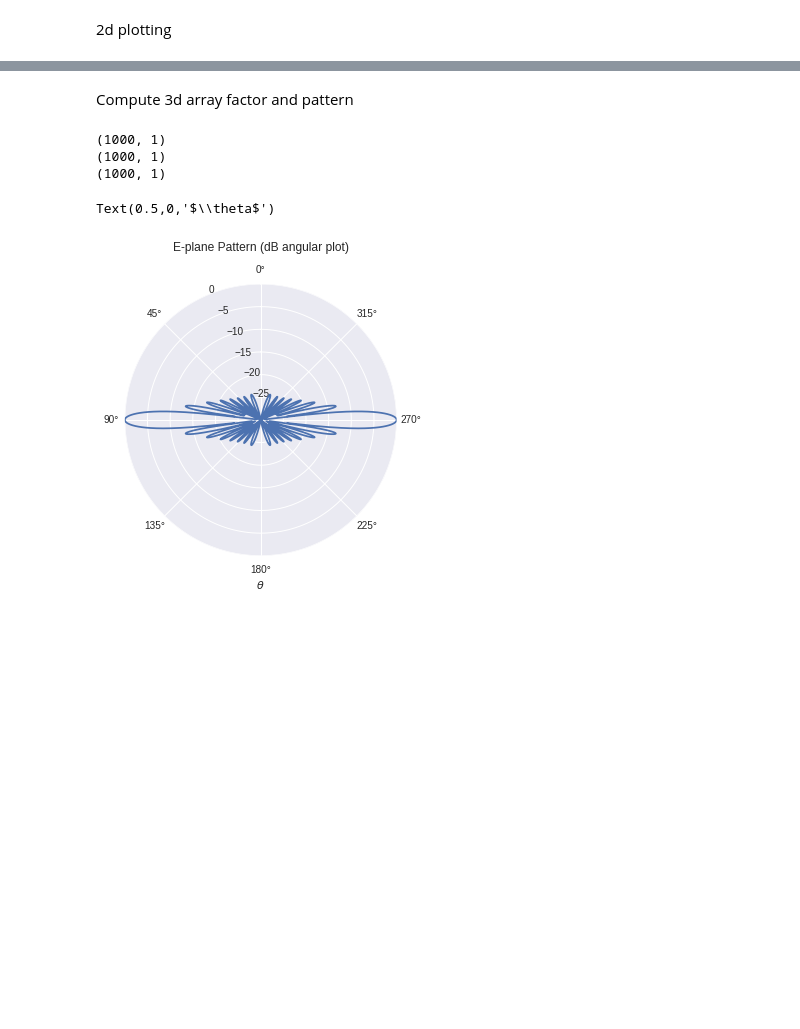
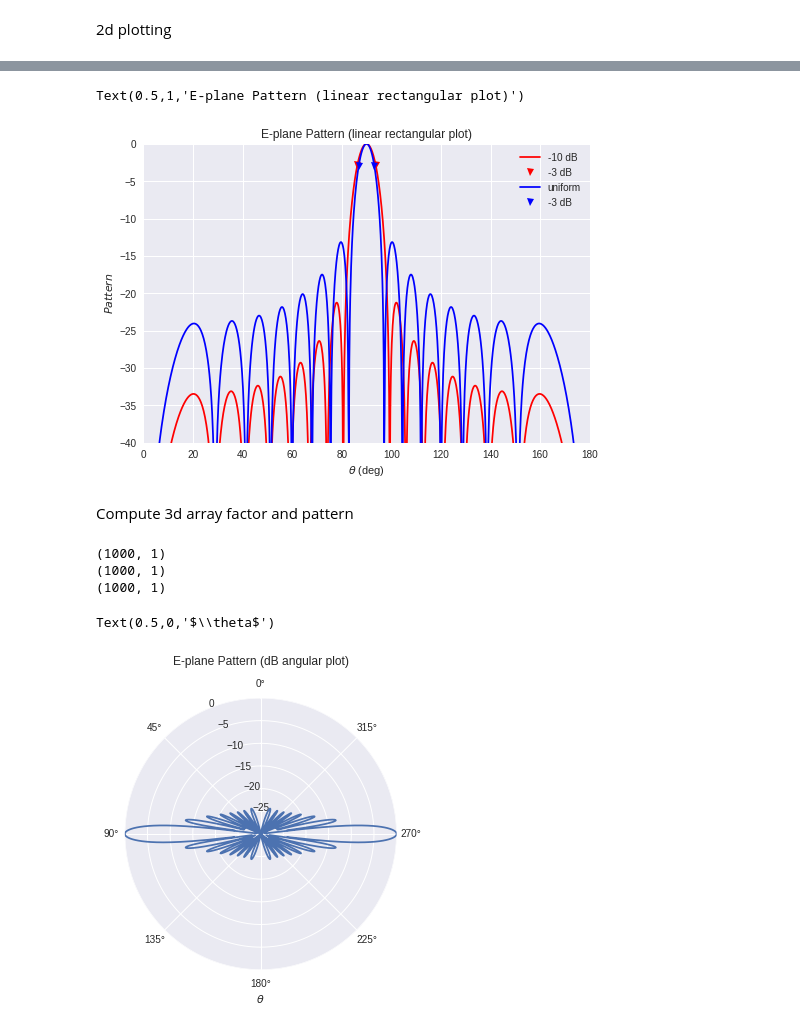
Before and after one commit to Zhaoxin-Hu/ECE222A, a Jupyter notebook: Homework 3.ipynb, the cells around one changed output, grey strips where cells are left out. Cells and saved outputs as stored; diff of their text form; code cells hidden in the pictures; blank space fills up the shorter version.

```diff
--- a/Homework 3.ipynb
+++ b/Homework 3.ipynb
@@ -49,0 +57,17 @@ Pz_dB = 20*np.log10(Pz_n)
+# %%
+ind1_uni, ind2_uni = np.where(AFz_uni_dB>-3)[0][0], np.where(AFz_uni_dB>-3)[0][-1]
+HPBW_uni = (theta[ind2_uni] - theta[ind1_uni])/np.pi*180 # degrees
+print('E-plane HPBW (uniform) = ', round(HPBW_uni,2))
+
+ind1_atten, ind2_atten = np.where(AFz_atten_dB>-3)[0][0], np.where(AFz_atten_dB>-3)[0][-1]
+HPBW_atten = (theta[ind2_atten] - theta[ind1_atten])/np.pi*180 # degrees
+print('E-plane HPBW (',atten_dB, 'dB) = ', round(HPBW_atten,2))
+
+broaden_factor = HPBW_atten/HPBW_uni
+print('HPBW broadening factor = ', round(broaden_factor,2))
+
+min_ind_uni = argrelextrema(AFz_uni_dB, np.less)[0]
+print('null angles (uniform, deg) = ', theta[min_ind_uni]/np.pi*180)
+
+min_ind_atten = argrelextrema(AFz_atten_dB, np.less)[0]
+print('null angles (',atten_dB,'dB, deg) = ', theta[min_ind_atten]/np.pi*180)
@@ -65,3 +113,20 @@ Text(0.5,0,'$\\theta$')
+# %%
+plt.plot(theta/np.pi*180, AFz_atten_dB, 'r', label = '-10 dB ')
+plt.plot(theta[ind1_atten]/np.pi*180, AFz_atten_dB[ind1_atten], 'rv', label = '-3 dB')
+plt.plot(theta[ind2_atten]/np.pi*180, AFz_atten_dB[ind2_atten], 'rv')
+
+plt.plot(theta/np.pi*180, AFz_uni_dB, 'b', label = 'uniform')
+plt.plot(theta[ind1_uni]/np.pi*180, AFz_uni_dB[ind1_uni], 'bv', label = '-3 dB')
+plt.plot(theta[ind2_uni]/np.pi*180, AFz_uni_dB[ind2_uni], 'bv')
+plt.xlabel(r'$\theta$ (deg)')
+plt.ylabel(r'$Pattern$')
+plt.xlim(0,180)
+plt.ylim(-40,0)
+plt.legend()
+plt.title(r"E-plane Pattern (linear rectangular plot)")
+# %% [output]
+Text(0.5,1,'E-plane Pattern (linear rectangular plot)')
+[figure, added]
 # %% [markdown]
 Compute 3d array factor and pattern
 # %%
```
Also changed, not shown: parts of 15 cells of this notebook.
